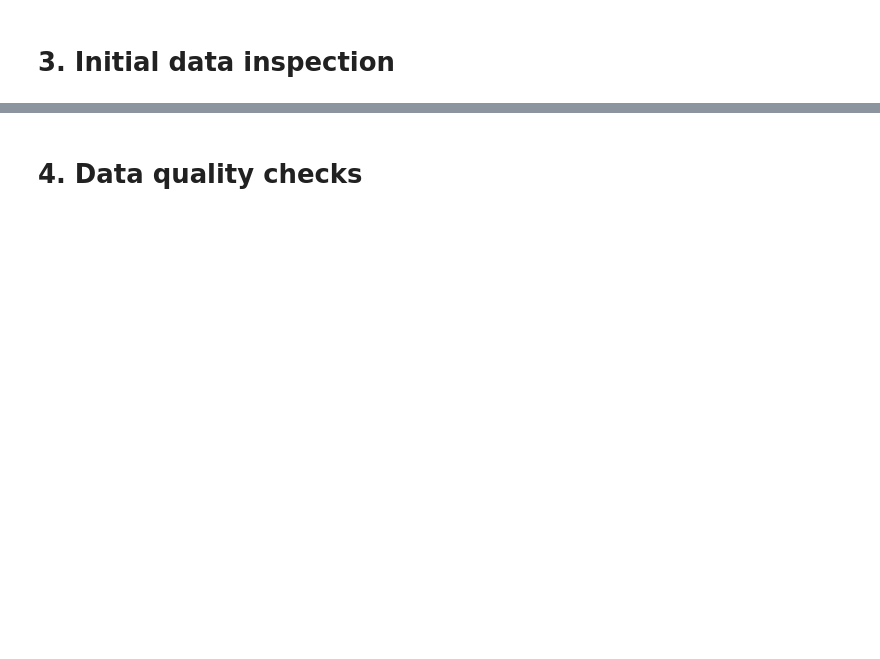
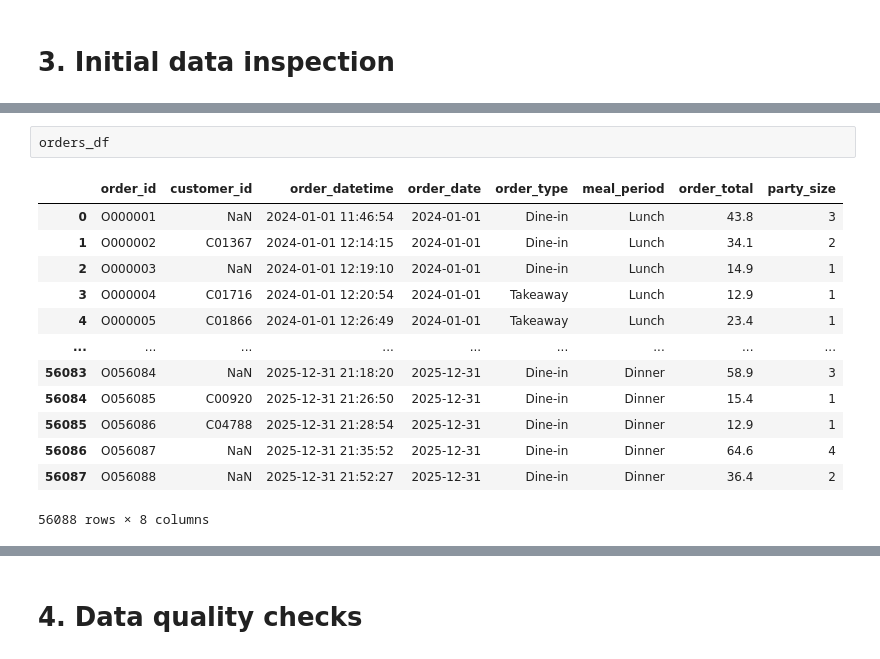
Before and after one commit to satish-shrestha-4u/restrodine-restaurant-intelligence, a Jupyter notebook: notebooks/data_cleaning.ipynb, the cells around one changed output, grey strips where cells are left out. Saved outputs shown, nothing was run; the diff lists cells and outputs as text; blank space fills up the shorter version.

```diff
--- a/notebooks/data_cleaning.ipynb
+++ b/notebooks/data_cleaning.ipynb
@@ -181,0 +114,16 @@ memory usage: 14.4 KB
+# %%
+orders_df
+# %% [output]
+|  | order_id | customer_id | order_datetime | order_date | order_type | meal_period | order_total | party_size |
+| 0 | O000001 | NaN | 2024-01-01 11:46:54 | 2024-01-01 | Dine-in | Lunch | 43.8 | 3 |
+| 1 | O000002 | C01367 | 2024-01-01 12:14:15 | 2024-01-01 | Dine-in | Lunch | 34.1 | 2 |
+| 2 | O000003 | NaN | 2024-01-01 12:19:10 | 2024-01-01 | Dine-in | Lunch | 14.9 | 1 |
+| 3 | O000004 | C01716 | 2024-01-01 12:20:54 | 2024-01-01 | Takeaway | Lunch | 12.9 | 1 |
+| 4 | O000005 | C01866 | 2024-01-01 12:26:49 | 2024-01-01 | Takeaway | Lunch | 23.4 | 1 |
+| ... | ... | ... | ... | ... | ... | ... | ... | ... |
+| 56083 | O056084 | NaN | 2025-12-31 21:18:20 | 2025-12-31 | Dine-in | Dinner | 58.9 | 3 |
+| 56084 | O056085 | C00920 | 2025-12-31 21:26:50 | 2025-12-31 | Dine-in | Dinner | 15.4 | 1 |
+| 56085 | O056086 | C04788 | 2025-12-31 21:28:54 | 2025-12-31 | Dine-in | Dinner | 12.9 | 1 |
+| 56086 | O056087 | NaN | 2025-12-31 21:35:52 | 2025-12-31 | Dine-in | Dinner | 64.6 | 4 |
+| 56087 | O056088 | NaN | 2025-12-31 21:52:27 | 2025-12-31 | Dine-in | Dinner | 36.4 | 2 |
+56088 rows × 8 columns
```
Also changed, not shown: parts of 32 cells of this notebook.
